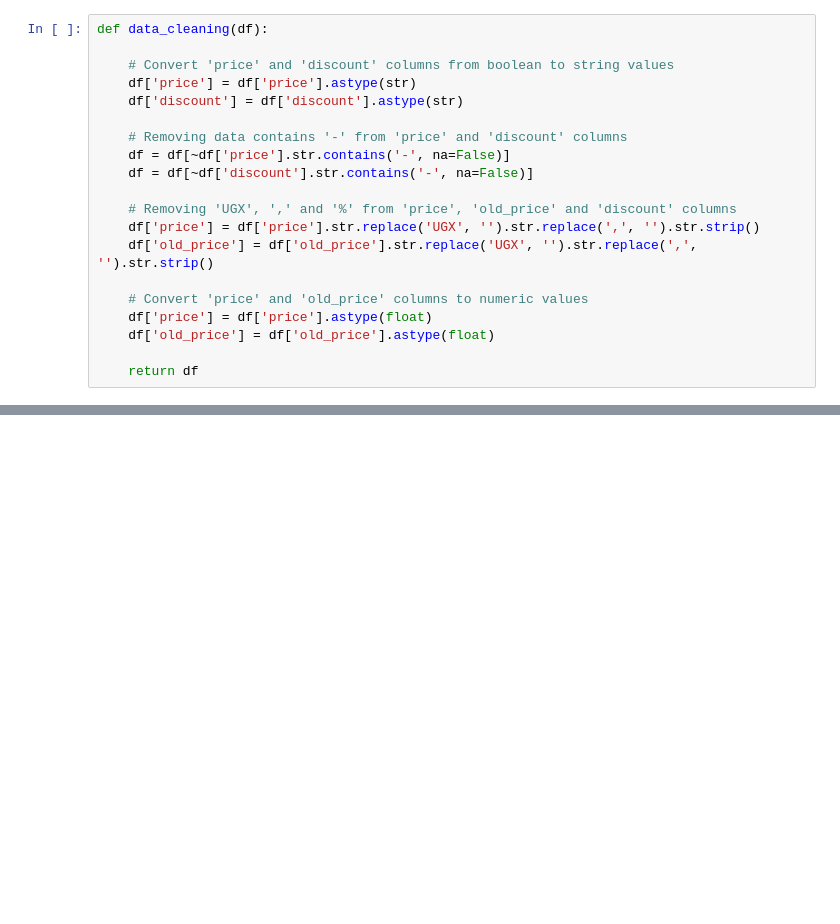
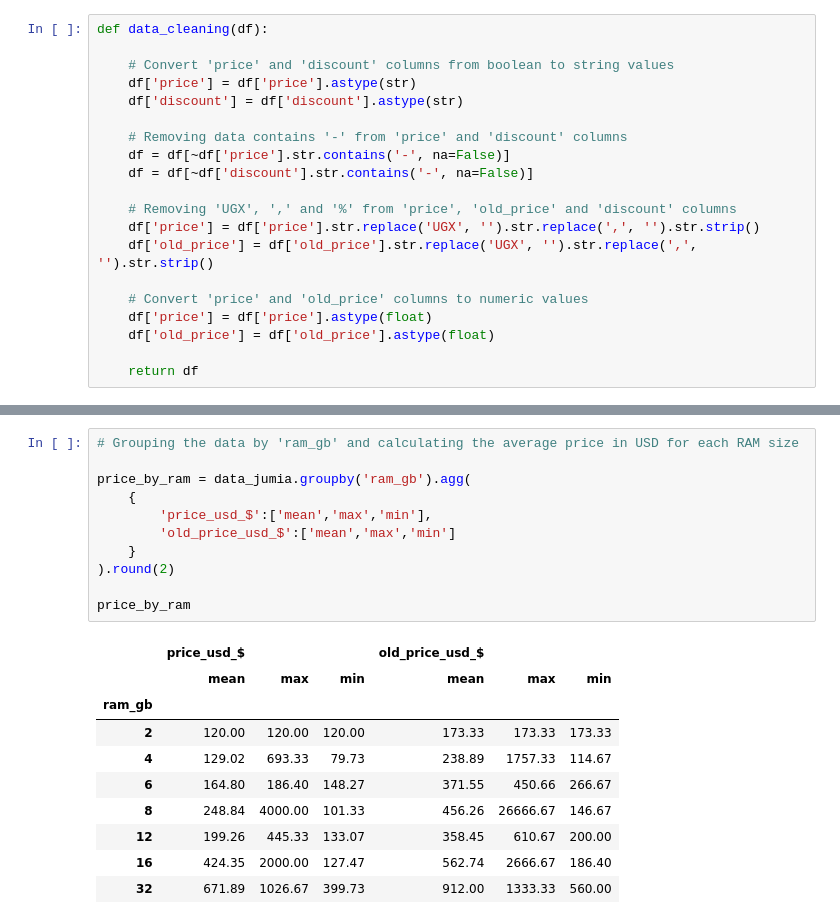
Before and after one commit to natnaelaster/Daily-exercise, a Jupyter notebook: day_5_web_scraping_jumia_ethiopia/web_scraping.ipynb, the cells around one changed output, grey strips where cells are left out. Cells and saved outputs as stored; diff of their text form; blank space fills up the shorter version.

```diff
--- a/day_5_web_scraping_jumia_ethiopia/web_scraping.ipynb
+++ b/day_5_web_scraping_jumia_ethiopia/web_scraping.ipynb
@@ -262,0 +281,22 @@ Missing Model values: 1459
+# %%
+# Grouping the data by 'ram_gb' and calculating the average price in USD for each RAM size
+
+price_by_ram = data_jumia.groupby('ram_gb').agg(
+    {
+        'price_usd_$':['mean','max','min'],
+        'old_price_usd_$':['mean','max','min']
+    }
+).round(2)
+
+price_by_ram
+# %% [output]
+|  | price_usd_$ |  |  | old_price_usd_$ |  |  |
+|  | mean | max | min | mean | max | min |
+| ram_gb |  |  |  |  |  |  |
+| 2 | 120.00 | 120.00 | 120.00 | 173.33 | 173.33 | 173.33 |
+| 4 | 129.02 | 693.33 | 79.73 | 238.89 | 1757.33 | 114.67 |
+| 6 | 164.80 | 186.40 | 148.27 | 371.55 | 450.66 | 266.67 |
+| 8 | 248.84 | 4000.00 | 101.33 | 456.26 | 26666.67 | 146.67 |
+| 12 | 199.26 | 445.33 | 133.07 | 358.45 | 610.67 | 200.00 |
+| 16 | 424.35 | 2000.00 | 127.47 | 562.74 | 2666.67 | 186.40 |
+| 32 | 671.89 | 1026.67 | 399.73 | 912.00 | 1333.33 | 560.00 |
```
Also changed, not shown: parts of 11 cells of this notebook, 2 other files.
